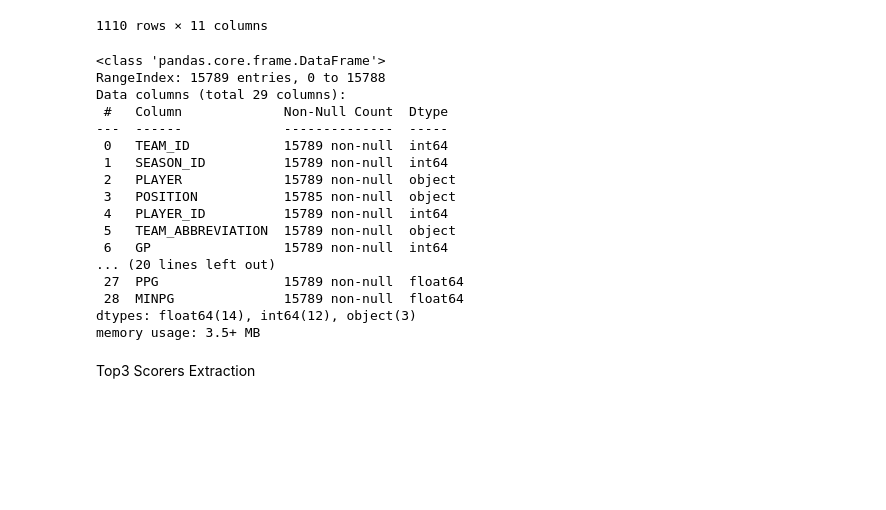
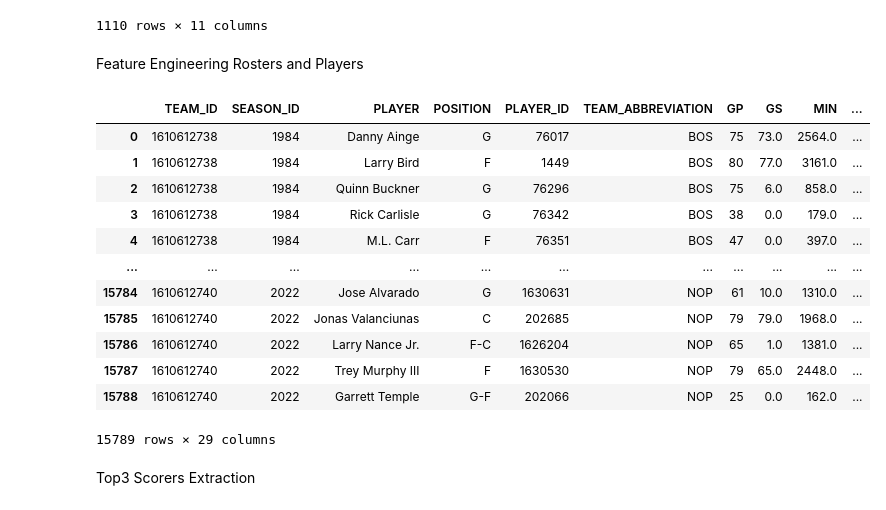
Before and after one commit to marcelcastrolima/nba_data_project, a Jupyter notebook: linear_regression_model.ipynb, the cells around one changed output. Cells and saved outputs as stored; diff of their text form; code cells hidden in the pictures; blank space fills up the shorter version.

```diff
--- a/linear_regression_models.ipynb
+++ b/linear_regression_model.ipynb
@@ -73,5 +65,7 @@ all_teams_data
 | 1108 | 1610612755 | 76ers | 2021 | 0.622 | 0.466 | 42.3 | 1.896000 | 109.9 | 107.3 | 0.585366 | ... |
 | 1109 | 1610612755 | 76ers | 2022 | 0.659 | 0.487 | 40.9 | 1.839416 | 115.2 | 110.9 | 0.707317 | ... |
 1110 rows × 11 columns
+# %% [markdown]
+Feature Engineering Rosters and Players
 # %%
 rosters_players_selected = rosters_players_combined.drop(['LeagueID', 'NICKNAME', 'PLAYER_SLUG', 'NUM', 'HEIGHT', 'WEIGHT', 'BIRTH_DATE', 'AGE', 'EXP', 'SCHOOL', 'HOW_ACQUIRED', 'LEAGUE_ID', 'PLAYER_AGE'], axis=1)
@@ -82,23 +74,19 @@ rosters_players_selected['MINPG'] = rosters_players_selected['MIN']/rosters_play
-# %%
-rosters_players_selected.info()
-# %% [output]
-<class 'pandas.core.frame.DataFrame'>
-RangeIndex: 15789 entries, 0 to 15788
-Data columns (total 29 columns):
- #   Column             Non-Null Count  Dtype
----  ------             --------------  -----
- 0   TEAM_ID            15789 non-null  int64
- 1   SEASON_ID          15789 non-null  int64
- 2   PLAYER             15789 non-null  object
- 3   POSITION           15785 non-null  object
- 4   PLAYER_ID          15789 non-null  int64
- 5   TEAM_ABBREVIATION  15789 non-null  object
- 6   GP                 15789 non-null  int64
-... (20 lines left out)
- 27  PPG                15789 non-null  float64
- 28  MINPG              15789 non-null  float64
-dtypes: float64(14), int64(12), object(3)
-memory usage: 3.5+ MB
+# %%
+rosters_players_selected
+# %% [output]
+|  | TEAM_ID | SEASON_ID | PLAYER | POSITION | PLAYER_ID | TEAM_ABBREVIATION | GP | GS | MIN | ... |
+| 0 | 1610612738 | 1984 | Danny Ainge | G | 76017 | BOS | 75 | 73.0 | 2564.0 | ... |
+| 1 | 1610612738 | 1984 | Larry Bird | F | 1449 | BOS | 80 | 77.0 | 3161.0 | ... |
+| 2 | 1610612738 | 1984 | Quinn Buckner | G | 76296 | BOS | 75 | 6.0 | 858.0 | ... |
+| 3 | 1610612738 | 1984 | Rick Carlisle | G | 76342 | BOS | 38 | 0.0 | 179.0 | ... |
+| 4 | 1610612738 | 1984 | M.L. Carr | F | 76351 | BOS | 47 | 0.0 | 397.0 | ... |
+| ... | ... | ... | ... | ... | ... | ... | ... | ... | ... | ... |
+| 15784 | 1610612740 | 2022 | Jose Alvarado | G | 1630631 | NOP | 61 | 10.0 | 1310.0 | ... |
+| 15785 | 1610612740 | 2022 | Jonas Valanciunas | C | 202685 | NOP | 79 | 79.0 | 1968.0 | ... |
+| 15786 | 1610612740 | 2022 | Larry Nance Jr. | F-C | 1626204 | NOP | 65 | 1.0 | 1381.0 | ... |
+| 15787 | 1610612740 | 2022 | Trey Murphy III | F | 1630530 | NOP | 79 | 65.0 | 2448.0 | ... |
+| 15788 | 1610612740 | 2022 | Garrett Temple | G-F | 202066 | NOP | 25 | 0.0 | 162.0 | ... |
+15789 rows × 29 columns
 # %% [markdown]
 Top3 Scorers Extraction
 # %%
```
Also changed, not shown: parts of 37 cells of this notebook, 2 other files.
